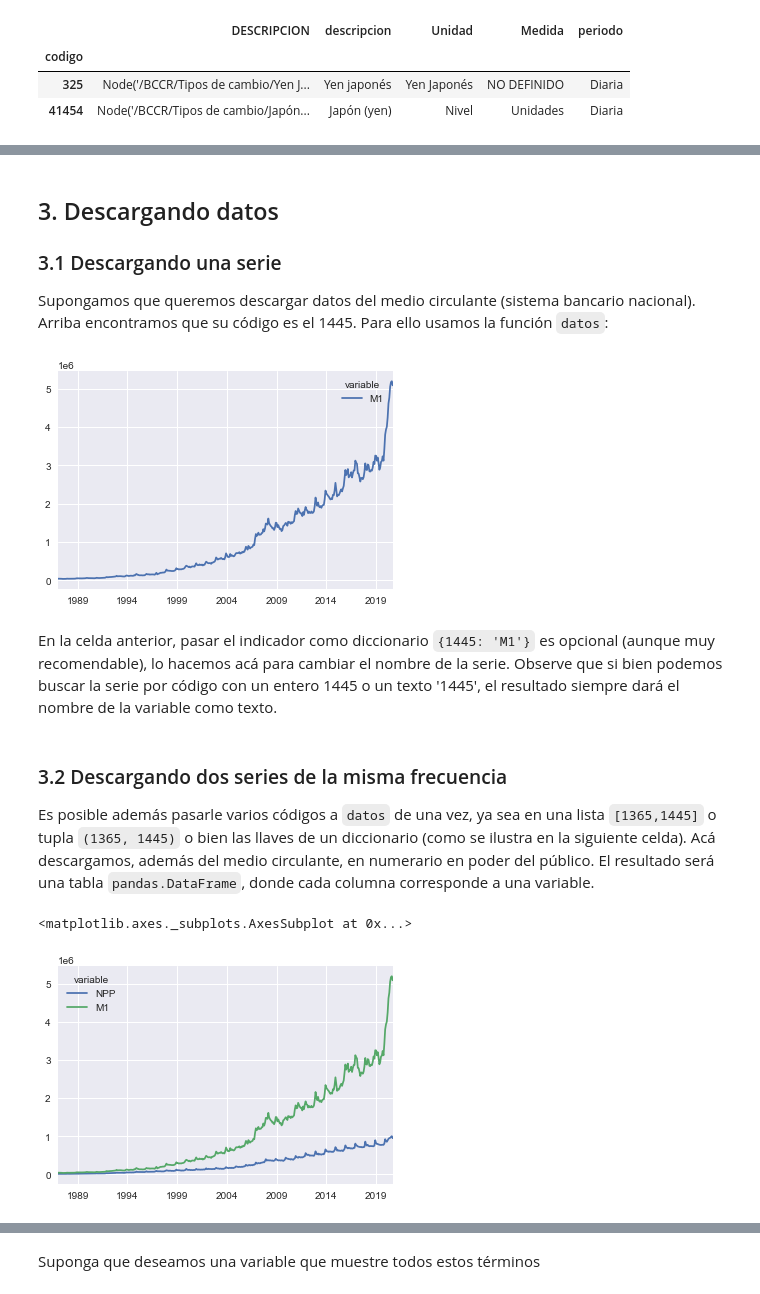
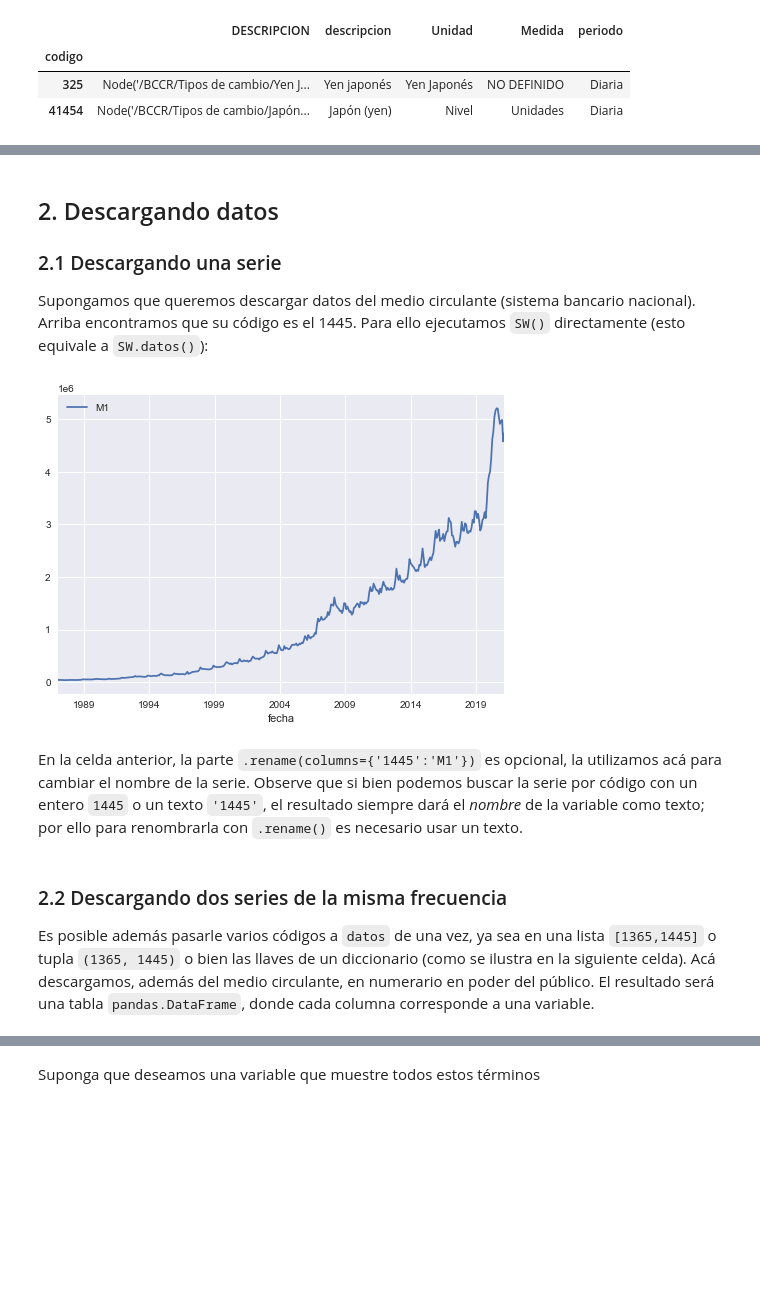
Before and after one commit to randall-romero/EC4301, a Jupyter notebook: Laboratorios/Demo Servicio Web.ipynb, the cells around one changed output, grey strips where cells are left out. Saved outputs shown, nothing was run; the diff lists cells and outputs as text; code cells hidden in the pictures; blank space fills up the shorter version.

```diff
--- a/Laboratorios/Demo Servicio Web.ipynb
+++ b/Laboratorios/Demo Servicio Web.ipynb
@@ -86,25 +65,15 @@ SW.buscar(todos='regulados', Unidad='Porcentaje Variación Interanual', periodo=
 # %% [markdown]
-## 3. Descargando datos
-### 3.1 Descargando una serie
+## 2. Descargando datos
+### 2.1 Descargando una serie
 
-Supongamos que queremos descargar datos del medio circulante (sistema bancario nacional). Arriba encontramos que su código es el 1445. Para ello usamos la función `datos`:
+Supongamos que queremos descargar datos del medio circulante (sistema bancario nacional). Arriba encontramos que su código es el 1445. Para ello ejecutamos `SW()` directamente (esto equivale a `SW.datos()`):
-# %%
-# M1 = SW.datos(1445) # >>> más rápido, si no se desea cambiar el nombre de la serie
-# M1 = SW(1445) # >>> no es necesario escribir el nombre de la función.
-
-M1 = SW({1445:'M1'})  # pasando un diccionario para renombrar las series
-M1.plot();
-# %% [output]
-[figure, removed]
+# %%
+datos = SW(M1=1445)
+datos.plot();
+# %% [output]
+[figure, added]
 # %% [markdown]
-En la celda anterior, pasar el indicador como diccionario `{1445: 'M1'}` es opcional (aunque muy recomendable), lo hacemos acá para cambiar el nombre de la serie. Observe que si bien podemos buscar la serie por código con un entero 1445 o un texto '1445', el resultado siempre dará el nombre de la variable como texto.
+En la celda anterior, la parte `.rename(columns={'1445':'M1'})` es opcional, la utilizamos acá para cambiar el nombre de la serie. Observe que si bien podemos buscar la serie por código con un entero `1445` o un texto `'1445'`, el resultado siempre dará el *nombre* de la variable como texto; por ello para renombrarla con `.rename()` es necesario usar un texto.
 # %% [markdown]
-### 3.2 Descargando dos series de la misma frecuencia
+### 2.2 Descargando dos series de la misma frecuencia
 Es posible además pasarle varios códigos a `datos` de una vez, ya sea en una lista `[1365,1445]` o tupla `(1365, 1445)` o bien las llaves de un diccionario (como se ilustra en la siguiente celda). Acá descargamos, además del medio circulante, en numerario en poder del público. El resultado será una tabla `pandas.DataFrame`, donde cada columna corresponde a una variable.
-# %%
-series = {1365:'NPP', 1445:'M1'}
-dinero = SW(series)
-dinero.plot()
-# %% [output]
-<matplotlib.axes._subplots.AxesSubplot at 0x...>
-[figure, removed]
```
Also changed, not shown: parts of 27 cells of this notebook.
